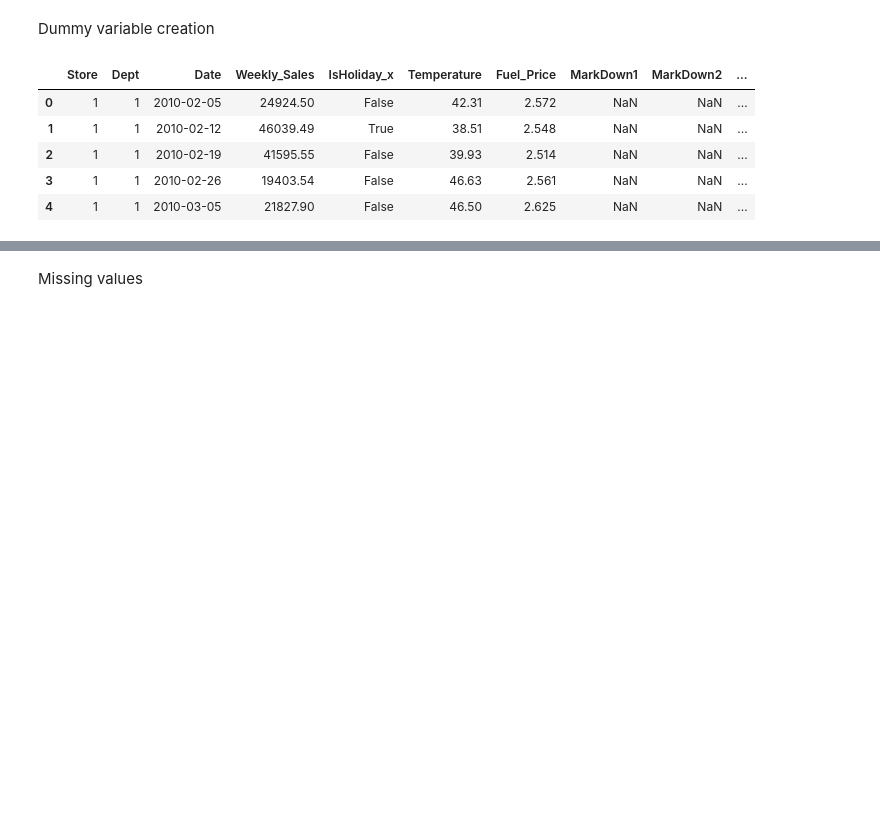
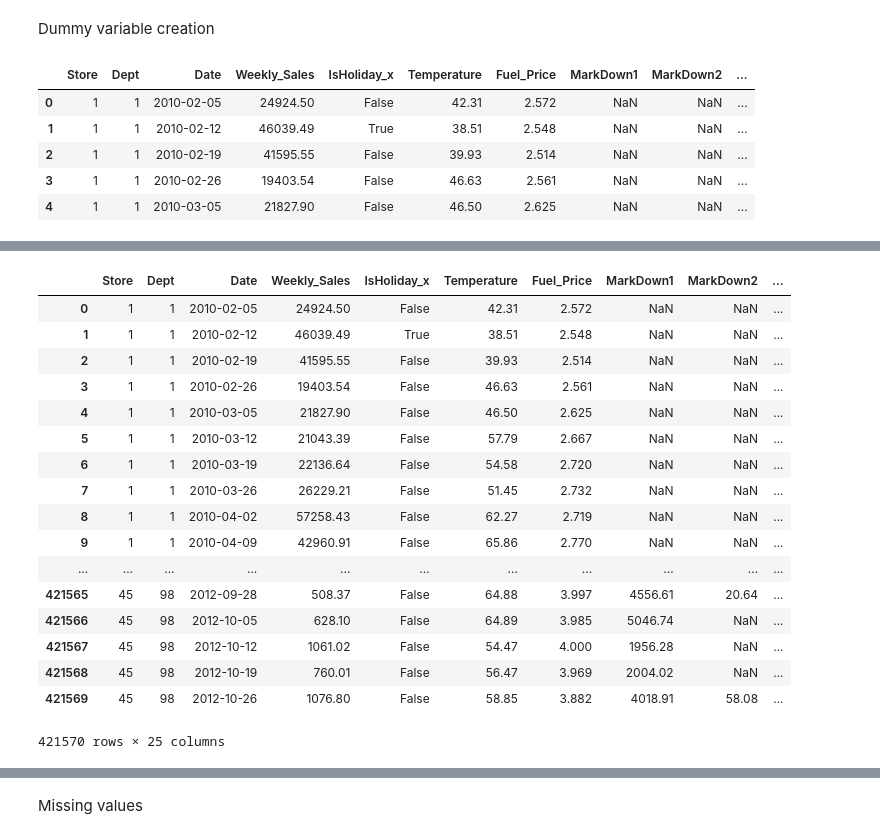
Before and after one commit to devarun07/Analytix, a Jupyter notebook: Projects/2. Walmart Store Sales Forecasting/Project-2.ipynb, the cells around one changed output, grey strips where cells are left out. Drawn from its saved outputs; the diff is of its cells as text; code cells hidden in the pictures; blank space fills up the shorter version.

```diff
--- a/Projects/2. Walmart Store Sales Forecasting/Project-2.ipynb
+++ b/Projects/2. Walmart Store Sales Forecasting/Project-2.ipynb
@@ -155,3 +144,8 @@ data.head()
 | 2 | 1 | 1 | 2010-02-19 | 41595.55 | False | 39.93 | 2.514 | NaN | NaN | ... |
 | 3 | 1 | 1 | 2010-02-26 | 19403.54 | False | 46.63 | 2.561 | NaN | NaN | ... |
 | 4 | 1 | 1 | 2010-03-05 | 21827.90 | False | 46.50 | 2.625 | NaN | NaN | ... |
+# %%
+data['Year'] = data.Date.apply(lambda x: datetime.strftime(x,format="%Y"))
+data['Week'] = data.Date.apply(lambda x: datetime.strftime(x,format="%W"))
+data['Quarter'] = data.Date.apply(lambda x: (int(datetime.strftime(x,format="%m")) - 1) // 3 + 1)
+data.head()
@@ -158,3 +186,24 @@ data.head()
+# %%
+data
+# %% [output]
+|  | Store | Dept | Date | Weekly_Sales | IsHoliday_x | Temperature | Fuel_Price | MarkDown1 | MarkDown2 | ... |
+| 0 | 1 | 1 | 2010-02-05 | 24924.50 | False | 42.31 | 2.572 | NaN | NaN | ... |
+| 1 | 1 | 1 | 2010-02-12 | 46039.49 | True | 38.51 | 2.548 | NaN | NaN | ... |
+| 2 | 1 | 1 | 2010-02-19 | 41595.55 | False | 39.93 | 2.514 | NaN | NaN | ... |
+| 3 | 1 | 1 | 2010-02-26 | 19403.54 | False | 46.63 | 2.561 | NaN | NaN | ... |
+| 4 | 1 | 1 | 2010-03-05 | 21827.90 | False | 46.50 | 2.625 | NaN | NaN | ... |
+| 5 | 1 | 1 | 2010-03-12 | 21043.39 | False | 57.79 | 2.667 | NaN | NaN | ... |
+| 6 | 1 | 1 | 2010-03-19 | 22136.64 | False | 54.58 | 2.720 | NaN | NaN | ... |
+| 7 | 1 | 1 | 2010-03-26 | 26229.21 | False | 51.45 | 2.732 | NaN | NaN | ... |
+| 8 | 1 | 1 | 2010-04-02 | 57258.43 | False | 62.27 | 2.719 | NaN | NaN | ... |
+| 9 | 1 | 1 | 2010-04-09 | 42960.91 | False | 65.86 | 2.770 | NaN | NaN | ... |
+| ... | ... | ... | ... | ... | ... | ... | ... | ... | ... | ... |
+| 421565 | 45 | 98 | 2012-09-28 | 508.37 | False | 64.88 | 3.997 | 4556.61 | 20.64 | ... |
+| 421566 | 45 | 98 | 2012-10-05 | 628.10 | False | 64.89 | 3.985 | 5046.74 | NaN | ... |
+| 421567 | 45 | 98 | 2012-10-12 | 1061.02 | False | 54.47 | 4.000 | 1956.28 | NaN | ... |
+| 421568 | 45 | 98 | 2012-10-19 | 760.01 | False | 56.47 | 3.969 | 2004.02 | NaN | ... |
+| 421569 | 45 | 98 | 2012-10-26 | 1076.80 | False | 58.85 | 3.882 | 4018.91 | 58.08 | ... |
+421570 rows × 25 columns
 # %%
 data[data['IsHoliday_x'] == True]
 # %% [output]
```
Also changed, not shown: parts of 19 cells of this notebook, 2 other files.
